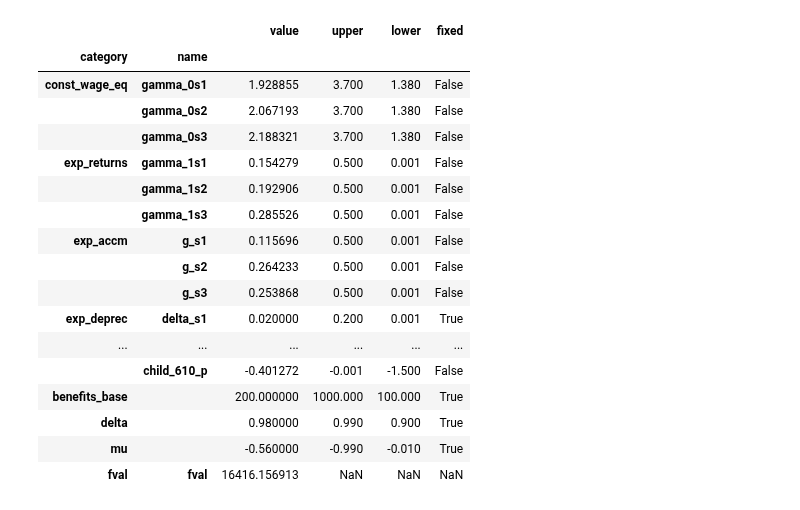
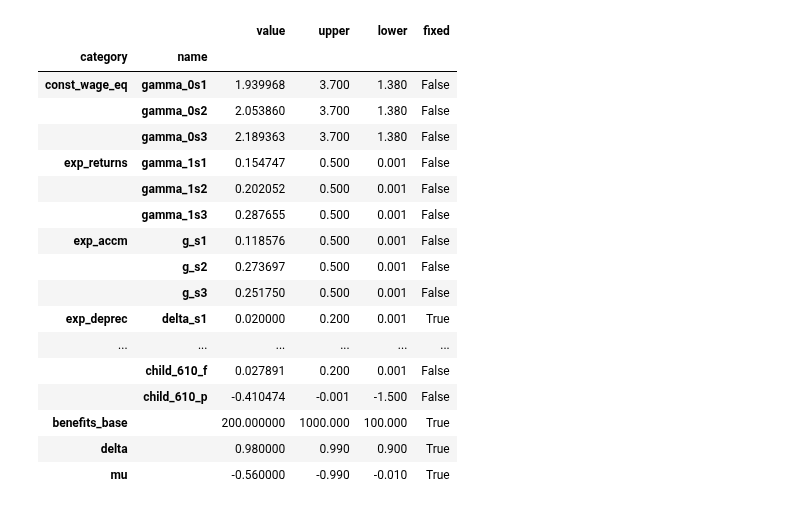
Before and after one commit to peisenha/dev_soepy, a Jupyter notebook: model_fit.ipynb, the cells around one changed output. Cells and saved outputs as stored; diff of their text form; code cells hidden in the pictures.

```diff
--- a/model_fit.ipynb
+++ b/model_fit.ipynb
@@ -40,25 +41,25 @@ model_params_start
 | delta |  | 0.980000 | 0.990 | 0.900 | True |
 | mu |  | -0.560000 | -0.990 | -0.010 | True |
 # %%
-model_params_step = pd.read_pickle("step.soepy.pkl")
-model_params_step
+model_params_start = pd.read_pickle("start.soepy.pkl")
+model_params_start
 # %% [output]
 |  |  | value | upper | lower | fixed |
 | category | name |  |  |  |  |
-| const_wage_eq | gamma_0s1 | 1.928855 | 3.700 | 1.380 | False |
-|  | gamma_0s2 | 2.067193 | 3.700 | 1.380 | False |
-|  | gamma_0s3 | 2.188321 | 3.700 | 1.380 | False |
-| exp_returns | gamma_1s1 | 0.154279 | 0.500 | 0.001 | False |
-|  | gamma_1s2 | 0.192906 | 0.500 | 0.001 | False |
-|  | gamma_1s3 | 0.285526 | 0.500 | 0.001 | False |
-| exp_accm | g_s1 | 0.115696 | 0.500 | 0.001 | False |
-|  | g_s2 | 0.264233 | 0.500 | 0.001 | False |
-|  | g_s3 | 0.253868 | 0.500 | 0.001 | False |
+| const_wage_eq | gamma_0s1 | 1.939968 | 3.700 | 1.380 | False |
+|  | gamma_0s2 | 2.053860 | 3.700 | 1.380 | False |
+|  | gamma_0s3 | 2.189363 | 3.700 | 1.380 | False |
+| exp_returns | gamma_1s1 | 0.154747 | 0.500 | 0.001 | False |
+|  | gamma_1s2 | 0.202052 | 0.500 | 0.001 | False |
+|  | gamma_1s3 | 0.287655 | 0.500 | 0.001 | False |
+| exp_accm | g_s1 | 0.118576 | 0.500 | 0.001 | False |
+|  | g_s2 | 0.273697 | 0.500 | 0.001 | False |
+|  | g_s3 | 0.251750 | 0.500 | 0.001 | False |
 | exp_deprec | delta_s1 | 0.020000 | 0.200 | 0.001 | True |
 | ... | ... | ... | ... | ... | ... |
-|  | child_610_p | -0.401272 | -0.001 | -1.500 | False |
+|  | child_610_f | 0.027891 | 0.200 | 0.001 | False |
+|  | child_610_p | -0.410474 | -0.001 | -1.500 | False |
 | benefits_base |  | 200.000000 | 1000.000 | 100.000 | True |
 | delta |  | 0.980000 | 0.990 | 0.900 | True |
 | mu |  | -0.560000 | -0.990 | -0.010 | True |
-| fval | fval | 16416.156913 | NaN | NaN | NaN |
 # %%
```
Also changed, not shown: parts of 5 cells of this notebook, 38 other files.
